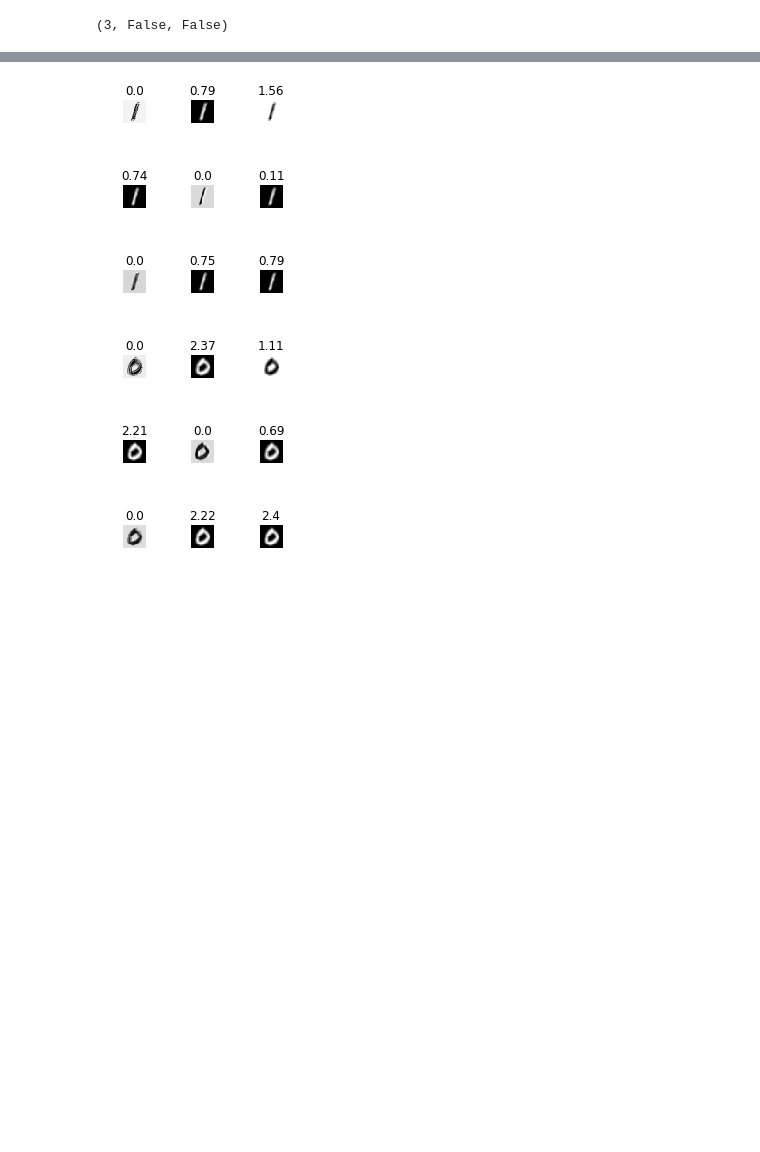
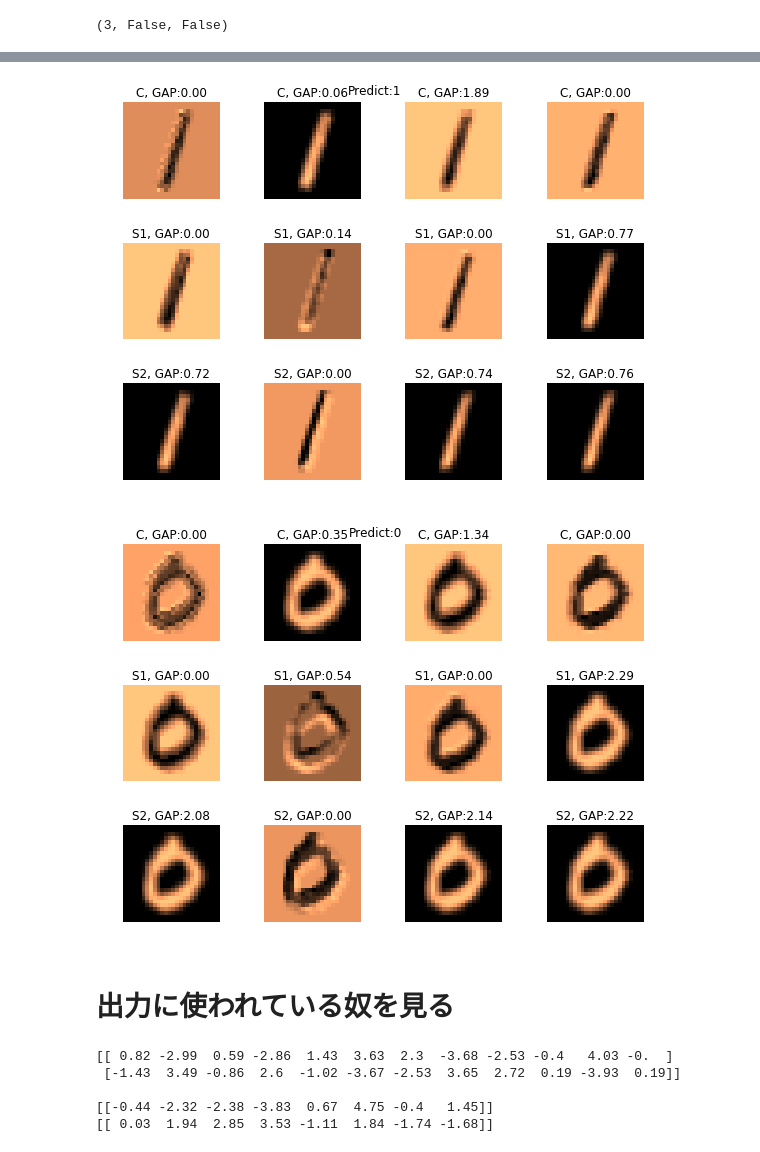
Before and after one commit to gentaman/separate_unit, a Jupyter notebook: mnist_0and1_1_conv_layer.ipynb, the cells around one changed output, grey strips where cells are left out. Cells and saved outputs as stored; diff of their text form; code cells hidden in the pictures; blank space fills up the shorter version.

```diff
--- a/mnist_0and1_1_conv_layer.ipynb
+++ b/mnist_0and1_1_conv_layer.ipynb
@@ -358,7 +358,7 @@ import matplotlib.pyplot as plt
 %matplotlib inline
 # %%
 n_row = 1
-n_col = 3
+n_col = out_size
 for i in range(1, 3+1):
     plt.figure(figsize=(n_col, n_row))
     for j in range(int(n_row*n_col)):
@@ -373,6 +373,6 @@ for i in range(1, 3+1):
 # %%
 n_row = 1
-n_col = 3
+n_col = out_size
 for i in range(1, 3+1):
     plt.figure(figsize=(n_col, n_row))
     for j in range(int(n_row*n_col)):
@@ -424,5 +428,7 @@ test_image = np.asarray(list(map(lambda x: x[0], test_data)))
 test_label = np.asarray(list(map(lambda x: x[1], test_data)))
 # %%
 van_feature_map = van_mlp.conv1(test_image)
+van_outs = van_mlp(test_image)
 sep_feature_map = sep_mlp.conv1([test_image])
+sep_outs = sep_mlp(test_image)
 # %%
@@ -437,16 +443,17 @@ def norm(x):
     return h
 # %%
 n_row = 3
-n_col = 3
+n_col = out_size
 for i in range(1, 2+1):
-    plt.figure(figsize=(n_col, n_row))
+    plt.figure(figsize=(n_col*2, n_row*2))
     for j in range(int(n_row*n_col)):
         plt.subplot(n_row, n_col, j+1)
-        plt.imshow(norm(van_feature_map.data)[i-1, j, :], cmap='gray')
+        plt.imshow(norm(van_feature_map.data)[i-1, j, :], cmap='copper')
         gap = np.mean(np.maximum(van_feature_map.data[i-1, j, :], 0))
-        gap = np.round(gap, 2)
-        plt.title(gap)
+        plt.title('{}, GAP:{:.2f}'.format('N', gap))
         plt.axis('off')
+
+    plt.suptitle('Predict:{}'.format(np.argmax(van_outs.data[i-1])))
     plt.tight_layout()
     plt.show()
 # %% [output]
@@ -459,22 +466,35 @@ len(sep_feature_map), sep_feature_map[0].shape
 # %%
-n_row = 1
-n_col = 3
+n_row = 3
+n_col = out_size
 for i in range(1, 2+1):
-    for n in range(3):
-        plt.figure(figsize=(n_col, n_row))
-        for j in range(int(n_row*n_col)):
-            plt.subplot(n_row, n_col, j+1)
-            plt.imshow(norm(sep_feature_map[n].data)[i-1, j, :], cmap='gray')
+    plt.figure(figsize=(n_col*2, n_row*2))
+    for n in range(n_row):
+        if n == 0:
+            sign = 'C'
+        else:
+            sign = 'S{}'.format(n)
+        for j in range(n_col):
+            plt.subplot(n_row, n_col, out_size*n + j+1)
+            plt.imshow(norm(sep_feature_map[n].data)[i-1, j, :], cmap='copper')
             gap = np.mean(np.maximum(sep_feature_map[n].data[i-1, j, :], 0))
-            gap = np.round(gap, 2)
-            plt.title(gap)
+            plt.title('{}, GAP:{:.2f}'.format(sign, gap))
             plt.axis('off')
-        plt.tight_layout()
-        plt.show()
+    plt.suptitle('Predict:{}'.format(np.argmax(van_outs.data[i-1])))
+    plt.tight_layout()
+    plt.show()
 # %% [output]
-[figure, old version]
+[figure, new version]
-[figure, old version]
+[figure, new version]
-[figure, removed]
-[figure, removed]
-[figure, removed]
-[figure, removed]
+# %% [markdown]
+# 出力に使われている奴を見る
+# %%
+print(np.round(van_mlp.out.W.data, 2))
+print('')
+for o in sep_mlp.out:
+    print(np.round(o.W.data, 2))
+# %% [output]
+[[ 0.82 -2.99  0.59 -2.86  1.43  3.63  2.3  -3.68 -2.53 -0.4   4.03 -0.  ]
+ [-1.43  3.49 -0.86  2.6  -1.02 -3.67 -2.53  3.65  2.72  0.19 -3.93  0.19]]
+
+[[-0.44 -2.32 -2.38 -3.83  0.67  4.75 -0.4   1.45]]
+[[ 0.03  1.94  2.85  3.53 -1.11  1.84 -1.74 -1.68]]
```
Also changed, not shown: parts of 16 cells of this notebook, 3 other files.
